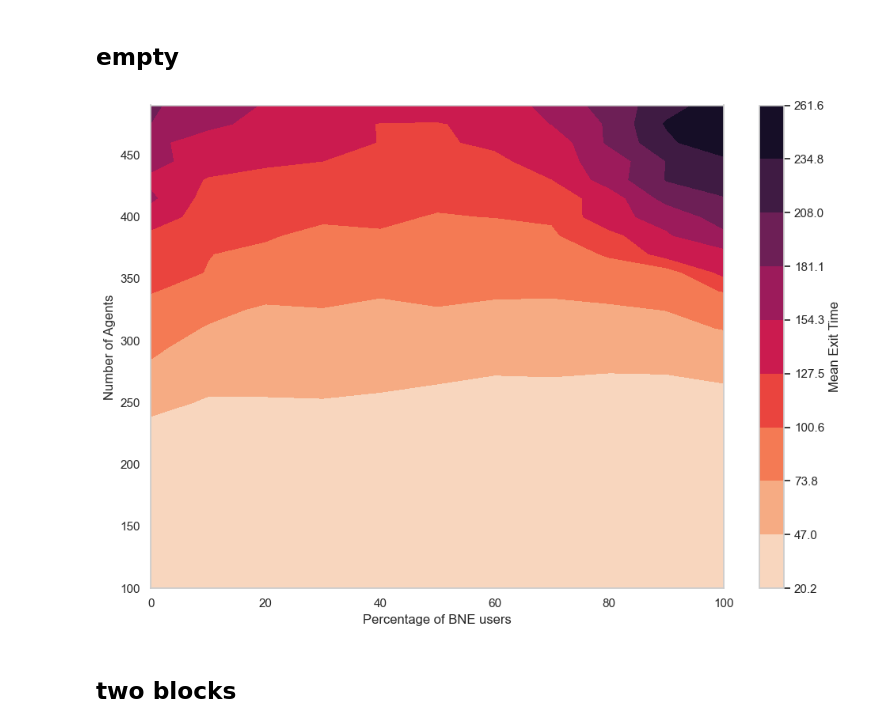
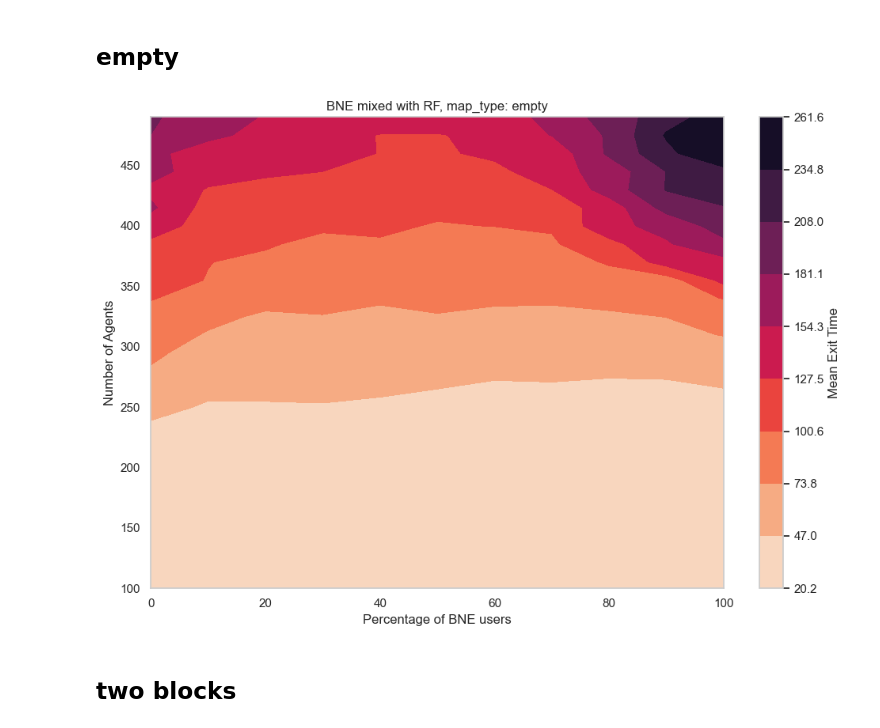
Before and after one commit to MateuszDziamba/matematyka_dla_przemys-u, a Jupyter notebook: symulacja_mesa/wyniki4_kody.ipynb, the cells around one changed output. Saved outputs shown, nothing was run; the diff lists cells and outputs as text; code cells hidden in the pictures.

```diff
--- a/symulacja_mesa/wyniki4_kody.ipynb
+++ b/symulacja_mesa/wyniki4_kody.ipynb
@@ -80,7 +80,7 @@ def run_experiment(agent_counts, bne_percentages, map_type, iters=50, save_path=
 agent_counts = np.arange(100, 500, 15)
 bne_percentages = np.arange(0, 101, 10)
 # %%
-def contour_map(results_df):
+def contour_map(results_df, map_type):
     pivot_table = results_df.pivot(index="n", columns="p_BNE", values="mean_time")
 
     min_val = np.nanmin(pivot_table.values)
@@ -96,6 +96,7 @@ def contour_map(results_df):
         cmap="rocket_r"
     )
     plt.colorbar(contour, label="Mean Exit Time")
+    plt.title(f"BNE mixed with RF, map_type: {map_type}")
     plt.xlabel("Percentage of BNE users")
     plt.ylabel("Number of Agents")
     plt.tight_layout()
@@ -104,10 +105,11 @@ def contour_map(results_df):
 ## empty
 # %%
 results_df_empty = run_experiment(agent_counts, bne_percentages, "empty", iters=50, save_path="empty_results.csv")
-# %%
-contour_map(results_df_empty)
-# %% [output]
-[figure, removed]
+# %%
+results_df_empty = pd.read_csv("empty_results.csv")
+contour_map(results_df_empty, "empty")
+# %% [output]
+[figure, added]
 # %% [markdown]
 ## two blocks
 # %%
```
Also changed, not shown: parts of 11 cells of this notebook.
